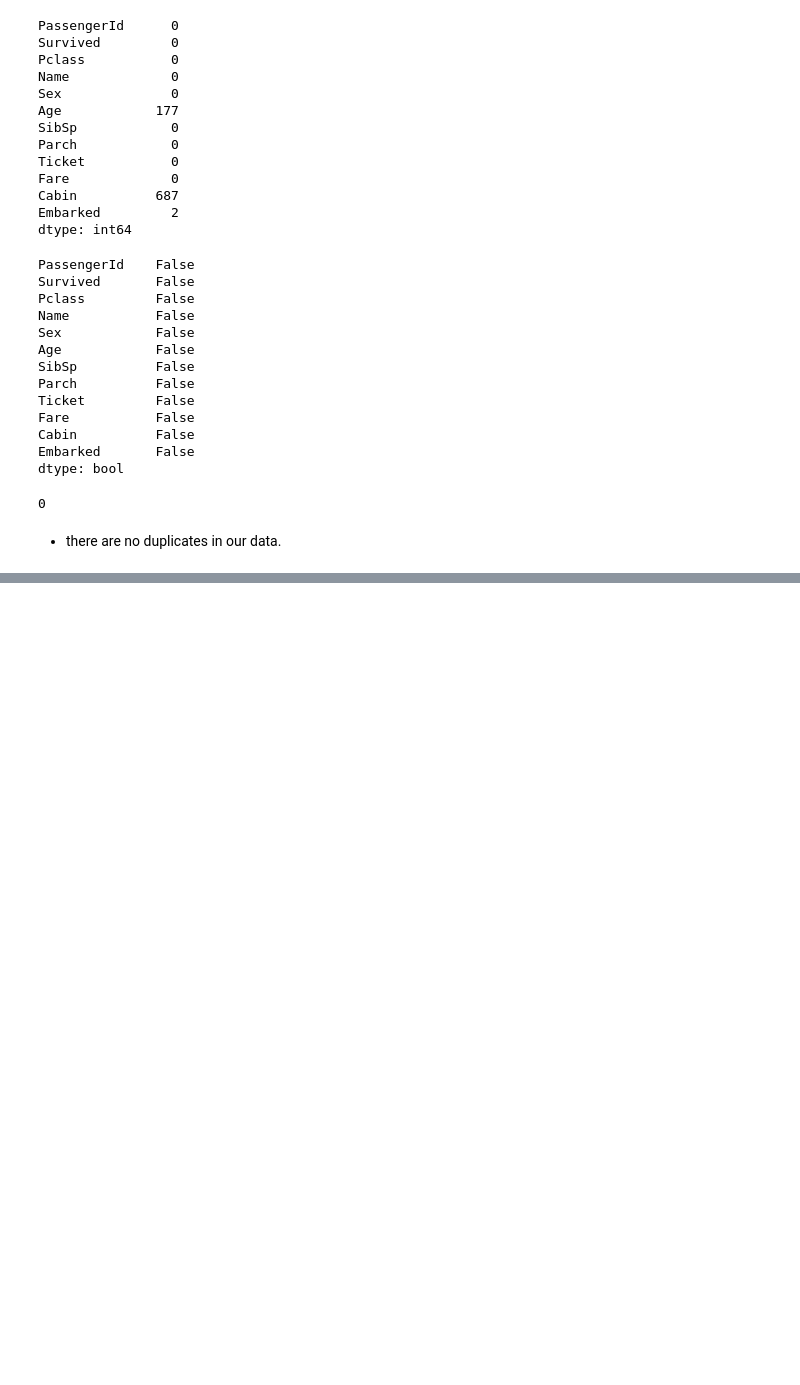
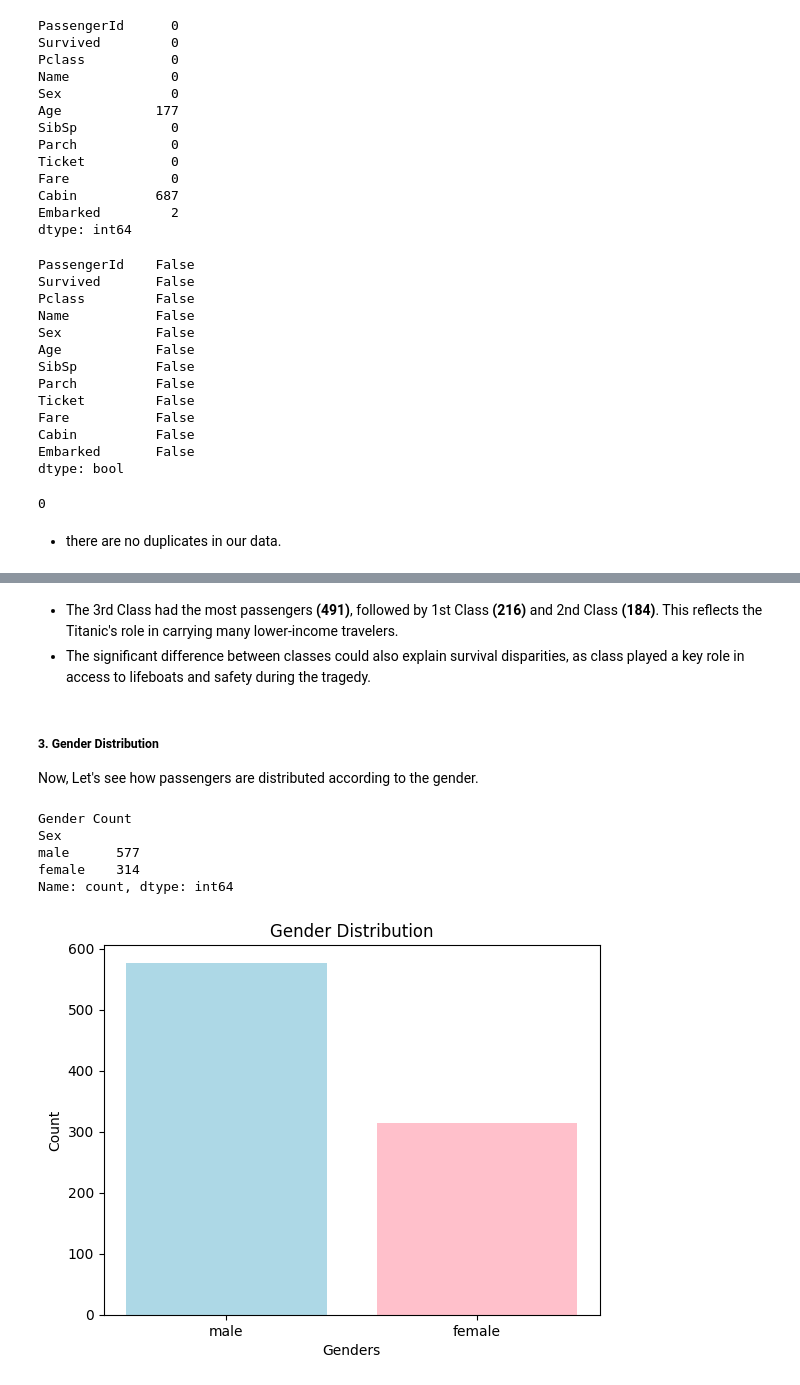
Before and after one commit to mariamkhan04/PRODIGY_DS_02, a Jupyter notebook: Titanic_Analysis.ipynb, the cells around one changed output, grey strips where cells are left out. Drawn from its saved outputs; the diff is of its cells as text; code cells hidden in the pictures; blank space fills up the shorter version.

```diff
--- a/Titanic_Analysis.ipynb
+++ b/Titanic_Analysis.ipynb
@@ -132,0 +226,26 @@ print(duplicates.sum())
+# %% [markdown]
+- The 3rd Class had the most passengers **(491)**, followed by 1st Class **(216)** and 2nd Class **(184)**. This reflects the Titanic's role in carrying many lower-income travelers.
+- The significant difference between classes could also explain survival disparities, as class played a key role in access to lifeboats and safety during the tragedy.
+# %% [markdown]
+##### **3. Gender Distribution**
+Now, Let's see how passengers are distributed according to the gender.
+# %%
+# count the passegers in each gender
+gender_count = titanic_df['Sex'].value_counts()
+print("\nGender Count")
+print(gender_count)
+
+# Plotting the gender distribution by creating bar plot
+fig , ax= plt.subplots()
+ax.bar(gender_count.index, gender_count.values, color = ['lightblue','pink'])
+ax.set_title("Gender Distribution")
+ax.set_ylabel("Count")
+ax.set_xlabel("Genders")
+plt.show()
+# %% [output]
+Gender Count
+Sex
+male      577
+female    314
+Name: count, dtype: int64
+[figure, added]
```
Also changed, not shown: parts of 17 cells of this notebook.
